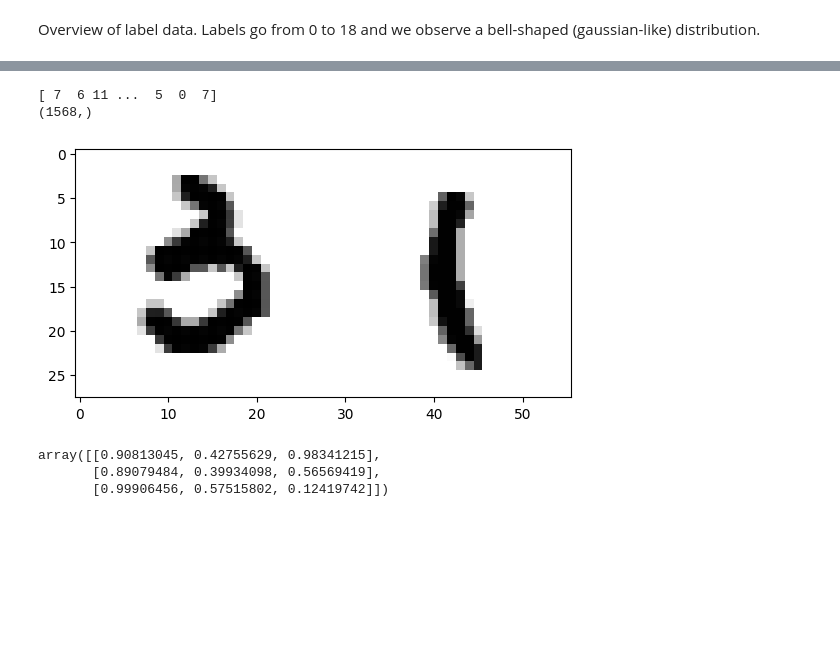
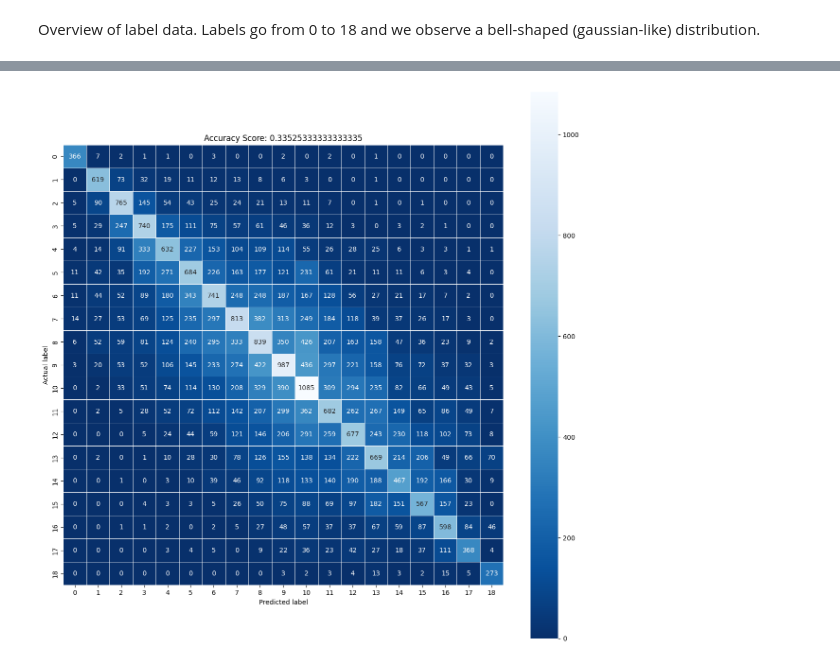
Before and after one commit to Othmane-Sajid/MNIST-Kaggle-ML-Competition, a Jupyter notebook: Logistic_reg_sklearn_reference.ipynb, the cells around one changed output, grey strips where cells are left out. Saved outputs shown, nothing was run; the diff lists cells and outputs as text; code cells hidden in the pictures; blank space fills up the shorter version.

```diff
--- a/Logistic_reg_sklearn_reference.ipynb
+++ b/Logistic_reg_sklearn_reference.ipynb
@@ -212,19 +186,20 @@ plt.show()
-# %%
-#manually verify some results
-print(Y_pred_on_X_train)
-sampleImage = X_train[1,:]
-print(sampleImage.shape)
-fig = plt.figure
-image = np.reshape(sampleImage, (28,56))
-plt.imshow(image, cmap='gray_r')
-plt.show()
-# %% [output]
-[ 7  6 11 ...  5  0  7]
-(1568,)
-[figure, removed]
-# %%
-np.random.rand(3,3)
-# %% [output]
-array([[0.90813045, 0.42755629, 0.98341215],
-       [0.89079484, 0.39934098, 0.56569419],
-       [0.99906456, 0.57515802, 0.12419742]])
+# %%
+from sklearn import metrics
+predictions = clf.predict(X_train)
+
+cm = metrics.confusion_matrix(y_true=y_train,
+                         y_pred = predictions,
+                        labels = clf.classes_)
+# %%
+import seaborn as sns
+score = clf.score(X_train, y_train) # test score
+plt.figure(figsize=(15,15))
+sns.heatmap(cm, annot=True,
+            linewidths=.5, square = True, cmap = 'Blues_r', fmt='0.4g');
+
+plt.ylabel('Actual label')
+plt.xlabel('Predicted label')
+all_sample_title = 'Accuracy Score: {0}'.format(score)
+plt.title(all_sample_title);
+# %% [output]
+[figure, added]
```
Also changed, not shown: parts of 14 cells of this notebook, 4 other files.
